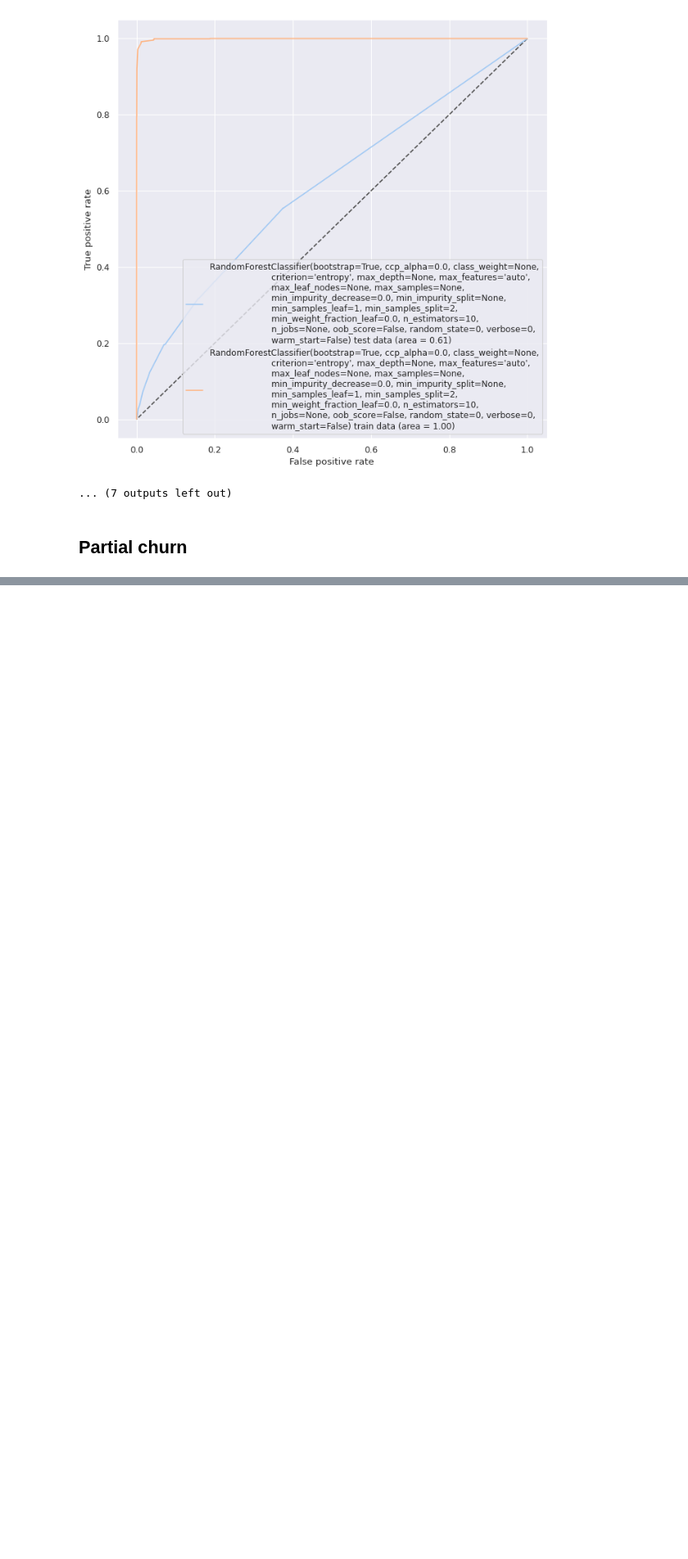
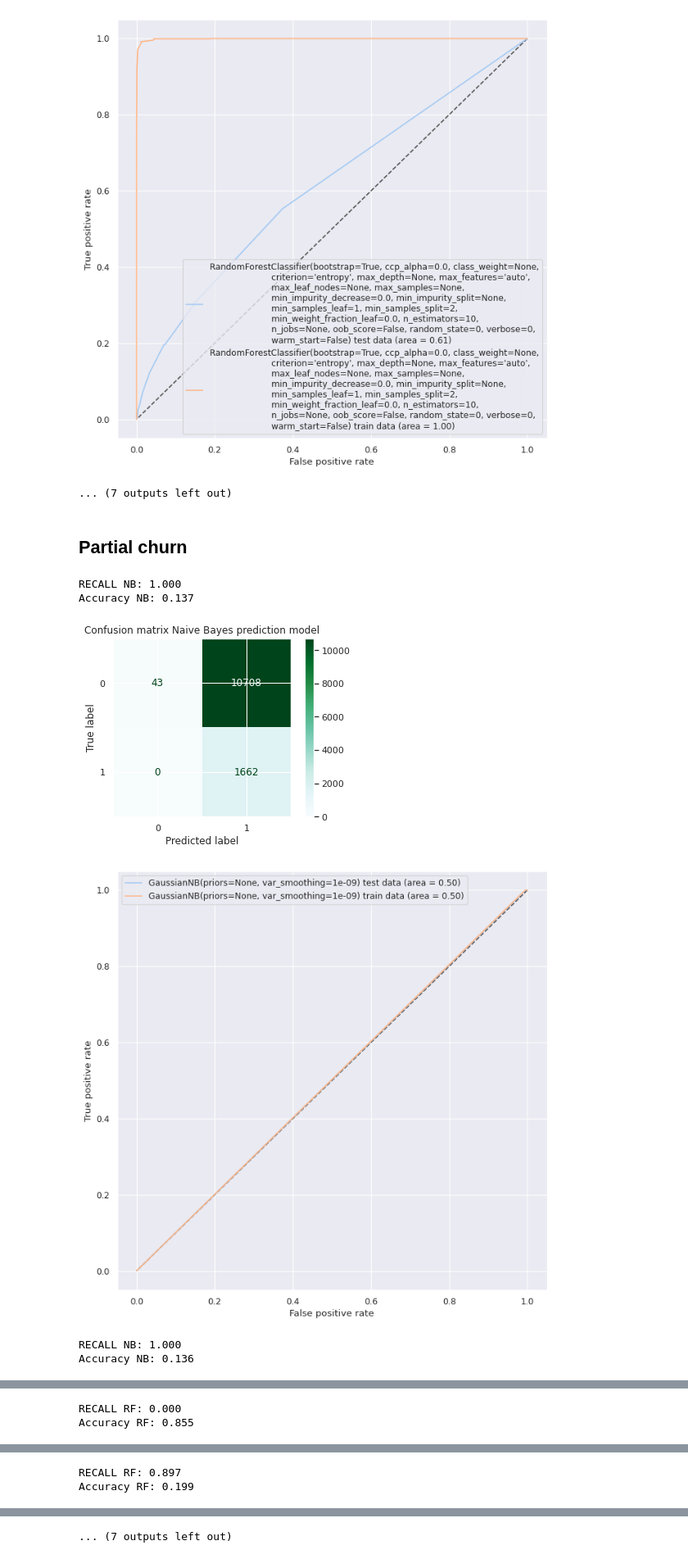
Before and after one commit to sondreid/BAN427, a Jupyter notebook: ban427_google.ipynb, the cells around one changed output, grey strips where cells are left out. Shown at 82% size. Cells and saved outputs as stored; diff of their text form; code cells hidden in the pictures; blank space fills up the shorter version.

```diff
--- a/ban427_google.ipynb
+++ b/ban427_google.ipynb
@@ -330,14 +330,13 @@ def roc(ytrain, x_train, ytest, x_test, model):
     auc1 = metrics.roc_auc_score(ytrain, fit_proba[:,1])
 
     plt.figure(num = None, figsize = (10,10), dpi = 80)
-
     plt.plot((1,0), (1,0), ls = "--", c = ".3")
-    plt.title = (' ROC Curve - test and train data')
     plt.xlabel('False positive rate')
     plt.plot(fpr, tpr, label = '{} test data (area = {:.2f})'.format(model, auc))
     plt.plot(fpr1, tpr1, label = '{} train data (area = {:.2f})'.format(model, auc1))
     plt.ylabel('True positive rate')
     plt.legend()
+    plt.title(' ROC Curve - test and train data')
     plt.show()
     return plt
 
@@ -731,36 +699,54 @@ Accuracy RF: 0.621
 ## Partial churn
 # %%
 ## Naive Bayes
-ypred_nb_pc = (nb_pc.predict_proba(xtest_fc)[:,1]  >= 0.05).astype(bool)
-print('RECALL NB: %.3f' % recall_score(ytest_fc, ypred_nb_fc))
-print('Accuracy NB: %.3f' % accuracy_score(ytest_fc, ypred_nb_fc))
-clear_conf_matrix(ytest_fc, ypred_nb_fc, 'Confusion matrix Naive Bayes prediction model')
+ypred_nb_pc = (nb_pc.predict_proba(xtest_pc)[:,1]  >= 0.1).astype(bool)
+print('RECALL NB: %.3f' % recall_score(ytest_pc, ypred_nb_pc))
+print('Accuracy NB: %.3f' % accuracy_score(ytest_pc, ypred_nb_pc))
+clear_conf_matrix(ytest_pc, ypred_nb_pc, 'Confusion matrix Naive Bayes prediction model')
+roc(ytrain_pc, xtrain_pc, ytest_pc, xtest_pc, nb_pc)
+
+
+## KNN
+ypred_knn_pc = (knn_pc.predict_proba(xtest_pc)[:,1]  >= 0.1).astype(bool)
+print('RECALL NB: %.3f' % recall_score(ytest_pc, ypred_knn_pc))
+print('Accuracy NB: %.3f' % accuracy_score(ytest_pc, ypred_knn_pc))
+clear_conf_matrix(ytest_pc, ypred_knn_pc, 'Confusion matrix K-nearest neighbors prediction model')
+roc(ytrain_pc, xtrain_pc, ytest_pc, xtest_pc, knn_pc)
 
 ## Logistic regression
-yprob_logreg_fc = (logreg_fc.predict_proba(xtest_fc)[:,1]  >= 0.05).astype(bool)
-print('RECALL RF: %.3f' % recall_score(ytest_fc, yprob_logreg_fc))
-print('Accuracy RF: %.3f' % accuracy_score(ytest_fc, yprob_logreg_fc))
-clear_conf_matrix(ytest_fc, yprob_logreg_fc, 'Confusion matrix Logistic regression prediction model')
-
+yprob_logreg_pc = (logreg_pc.predict_proba(xtest_pc)[:,1]  >= 0.1).astype(bool)
+print('RECALL RF: %.3f' % recall_score(ytest_pc, yprob_logreg_pc))
+print('Accuracy RF: %.3f' % accuracy_score(ytest_pc, yprob_logreg_pc))
+clear_conf_matrix(ytest_pc, yprob_logreg_pc, 'Confusion matrix Logistic regression prediction model')
+roc(ytrain_pc, xtrain_pc, ytest_pc, xtest_pc, logreg_pc)
 
 ### Random forest
 
-ypred_rfc_fc = (rfc_fc.predict_proba(xtest_fc)[:,1] > 0.05).astype(bool)
-print('RECALL RF: %.3f' % recall_score(ytest_fc, ypred_rfc_fc))
-print('Accuracy RF: %.3f' % accuracy_score(ytest_fc, ypred_rfc_fc))
-clear_conf_matrix(ytest_fc, ypred_rfc_fc, 'Confusion matrix Random Forest prediction model')
+ypred_rfc_pc = (rfc_pc.predict_proba(xtest_pc)[:,1] > 0.1).astype(bool)
+print('RECALL RF: %.3f' % recall_score(ytest_pc, ypred_rfc_pc))
+print('Accuracy RF: %.3f' % accuracy_score(ytest_pc, ypred_rfc_pc))
+clear_conf_matrix(ytest_pc, ypred_rfc_pc, 'Confusion matrix Random Forest prediction model')
+roc(ytrain_pc, xtrain_pc, ytest_pc, xtest_pc, rfc_pc)
 
 ### LDA
 
-ypred_lda_fc = (lda_fc.predict_proba(xtest_fc)[:,1]  >= 0.087912).astype(bool)
-print('RECALL LDA: %.3f' % recall_score(ytest_fc, ypred_lda_fc))
-print('Accuracy LDA: %.3f' % accuracy_score(ytest_fc, ypred_lda_fc))
-clear_conf_matrix(ytest_fc, ypred_lda_fc, 'Confusion matrix Linear Discriminat Analysis prediction model')
-
+ypred_lda_pc = (lda_pc.predict_proba(xtest_pc)[:,1]  >= 0.1).astype(bool)
+print('RECALL LDA: %.3f' % recall_score(ytest_pc, ypred_lda_pc))
+print('Accuracy LDA: %.3f' % accuracy_score(ytest_pc, ypred_lda_pc))
+clear_conf_matrix(ytest_pc, ypred_lda_pc, 'Confusion matrix Linear Discriminat Analysis prediction model')
+roc(ytrain_pc, xtrain_pc, ytest_pc, xtest_pc, lda_pc)
 
 
 #### GBM
-ypred_gbm_fc = (gbm_fc.predict_proba(xtest_fc)[:,1]  >= 0.05).astype(bool)
-print('RECALL GBM: %.3f' % recall_score(ytest_fc, ypred_gbm_fc))
-print('Accuracy GBM: %.3f' % accuracy_score(ytest_fc, ypred_gbm_fc))
-clear_conf_matrix(ytest_fc, ypred_gbm_fc, 'Confusion matrix Gradient Boosting Machine prediction model')
+ypred_gbm_pc = (gbm_pc.predict_proba(xtest_pc)[:,1]  >= 0.1).astype(bool)
+print('RECALL GBM: %.3f' % recall_score(ytest_pc, ypred_gbm_pc))
+print('Accuracy GBM: %.3f' % accuracy_score(ytest_pc, ypred_gbm_pc))
+clear_conf_matrix(ytest_pc, ypred_gbm_pc, 'Confusion matrix Gradient Boosting Machine prediction model')
+roc(ytrain_pc, xtrain_pc, ytest_pc, xtest_pc, gbm_pc)
+# %% [output]
+RECALL NB: 1.000
+Accuracy NB: 0.137
+[figure, added]
+[figure, added]
+RECALL NB: 1.000
+Accuracy NB: 0.136
@@ -766,0 +755,2 @@ clear_conf_matrix(ytest_fc, ypred_gbm_fc, 'Confusion matrix Gradient Boosting Ma
+RECALL RF: 0.000
+Accuracy RF: 0.855
@@ -766,0 +759,2 @@ clear_conf_matrix(ytest_fc, ypred_gbm_fc, 'Confusion matrix Gradient Boosting Ma
+RECALL RF: 0.897
+Accuracy RF: 0.199
@@ -766,0 +763 @@ clear_conf_matrix(ytest_fc, ypred_gbm_fc, 'Confusion matrix Gradient Boosting Ma
+... (7 outputs left out)
```
Also changed, not shown: parts of 8 cells of this notebook.
